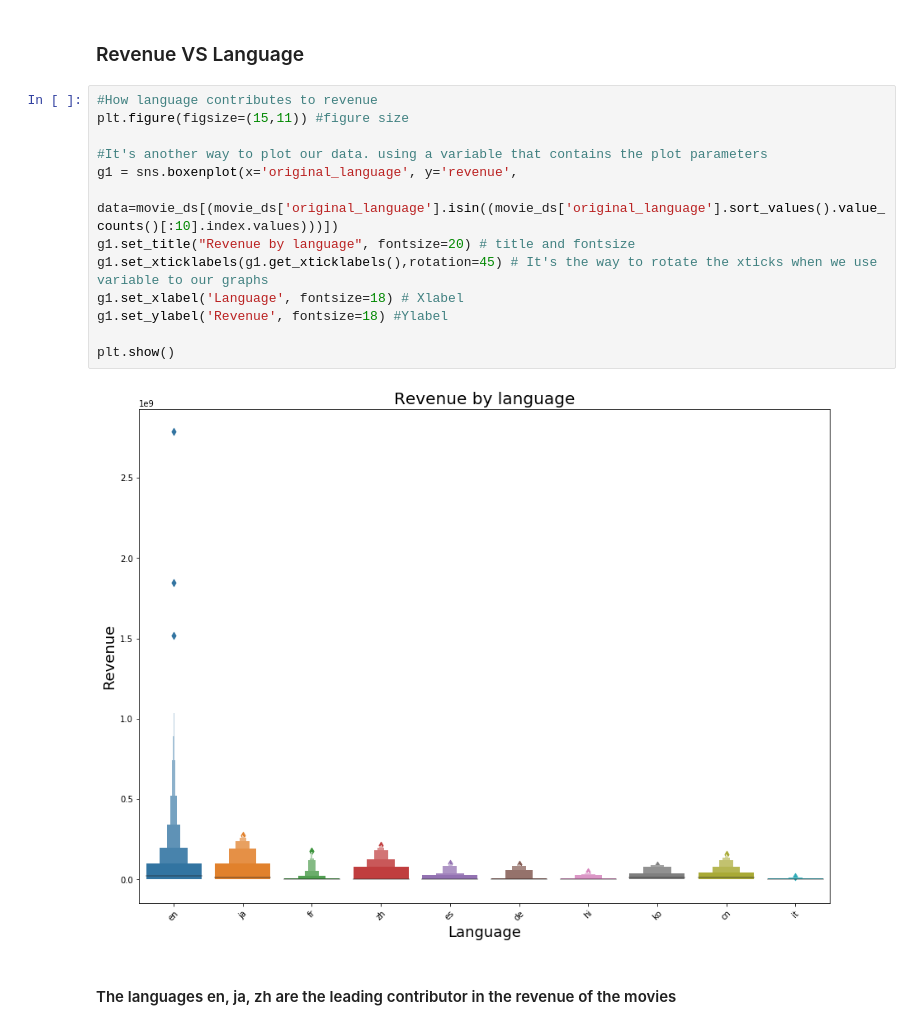
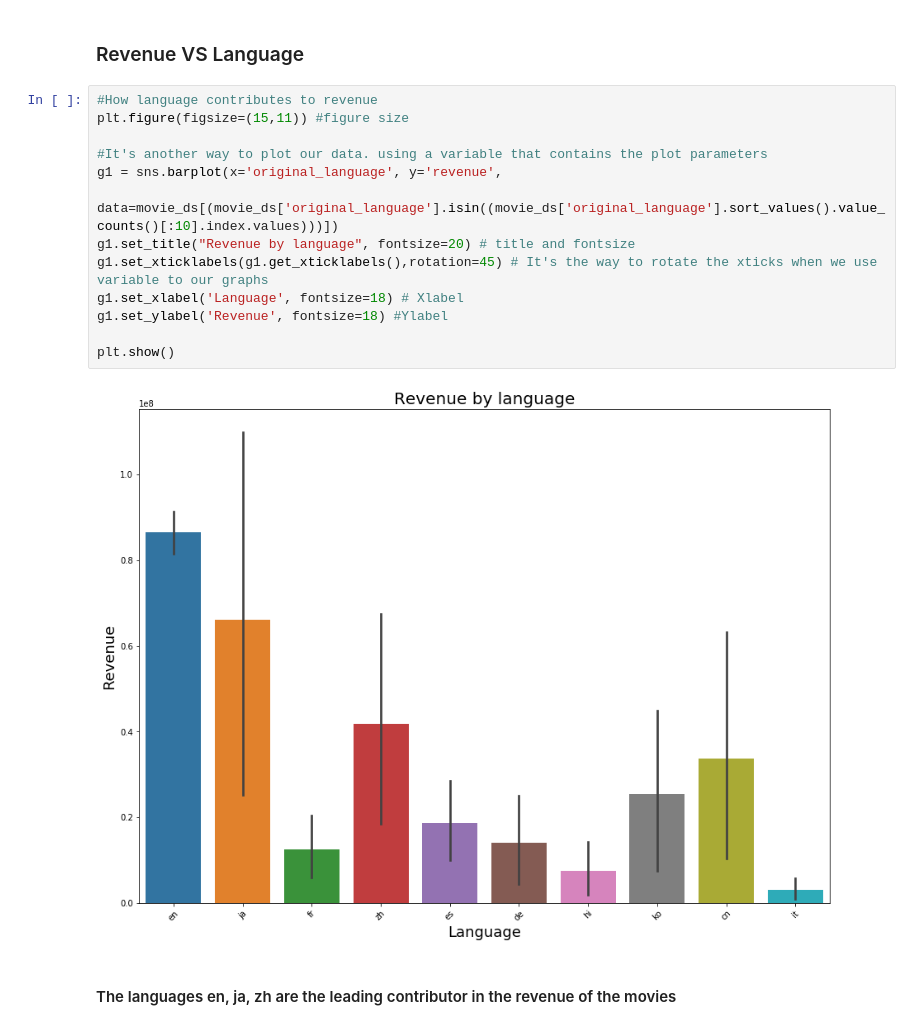
Before and after one commit to wilfy9249/Movie_Prediction_Analysis, a Jupyter notebook: Movie_Revenue_Prediction_NB.ipynb, the cells around one changed output. Drawn from its saved outputs; the diff is of its cells as text.

```diff
--- a/Movie_Revenue_Prediction_NB.ipynb
+++ b/Movie_Revenue_Prediction_NB.ipynb
@@ -134,18 +134,18 @@ dtype: bool
 # %%
 #How language contributes to revenue
 plt.figure(figsize=(15,11)) #figure size
 
 #It's another way to plot our data. using a variable that contains the plot parameters
-g1 = sns.boxenplot(x='original_language', y='revenue',
+g1 = sns.barplot(x='original_language', y='revenue',
                    data=movie_ds[(movie_ds['original_language'].isin((movie_ds['original_language'].sort_values().value_counts()[:10].index.values)))])
 g1.set_title("Revenue by language", fontsize=20) # title and fontsize
 g1.set_xticklabels(g1.get_xticklabels(),rotation=45) # It's the way to rotate the xticks when we use variable to our graphs
 g1.set_xlabel('Language', fontsize=18) # Xlabel
 g1.set_ylabel('Revenue', fontsize=18) #Ylabel
 
 plt.show()
 # %% [output]
-[figure, old version]
+[figure, new version]
 # %% [markdown]
 #### The languages en, ja, zh are the leading contributor in the revenue of the movies
 # %% [markdown]
```
Also changed, not shown: parts of 4 cells of this notebook.
